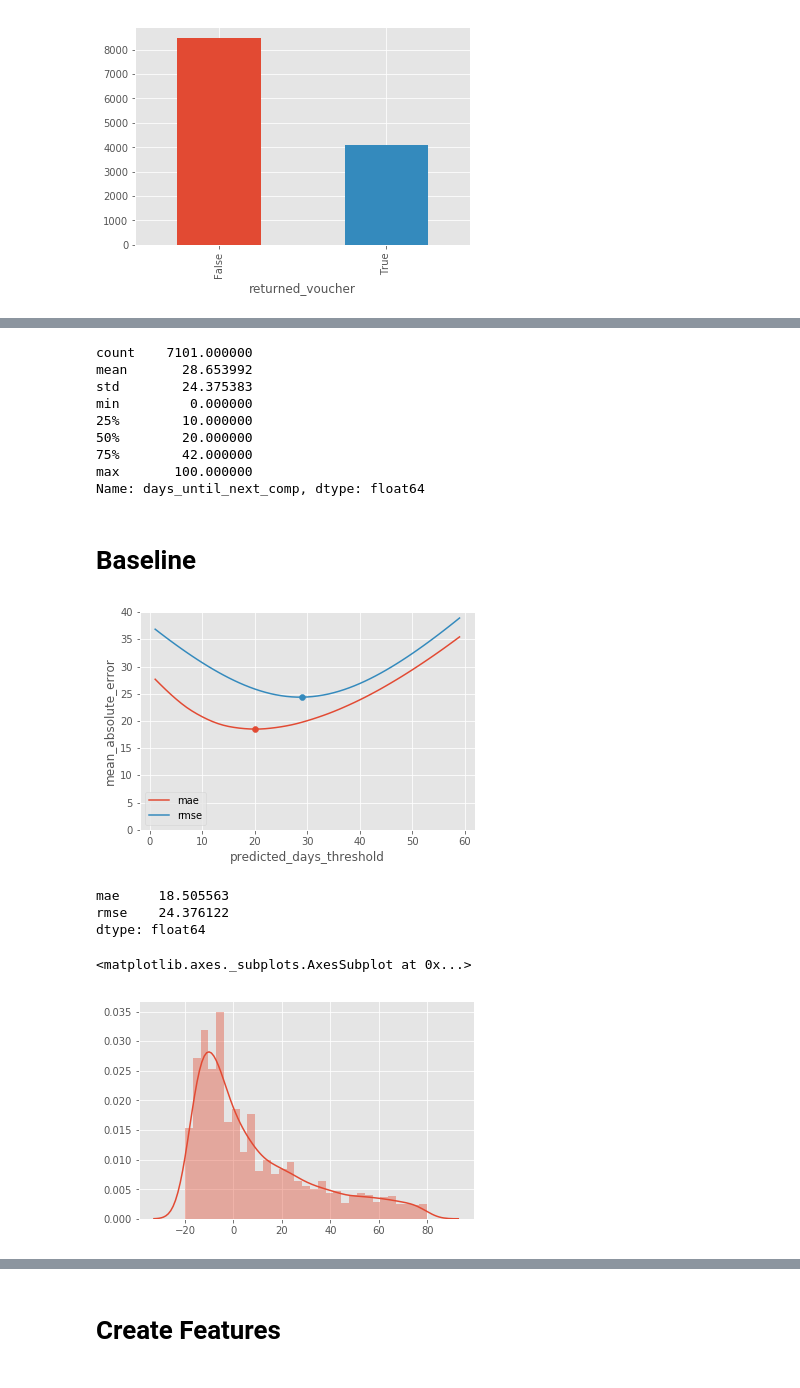
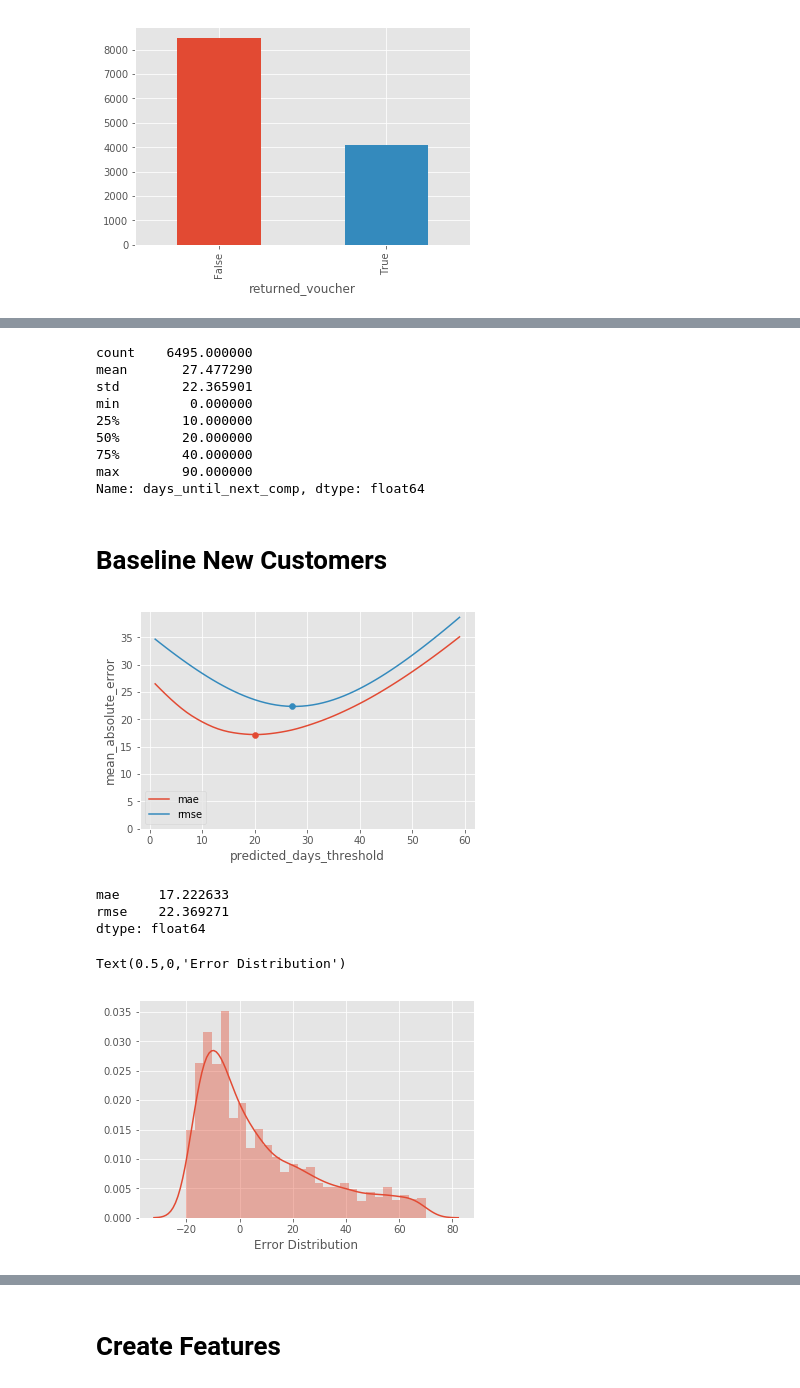
Before and after one commit to zipjet/bi-churn-analysis, a Jupyter notebook: python/churn_analysis_timing.ipynb, the cells around one changed output, grey strips where cells are left out. Drawn from its saved outputs; the diff is of its cells as text; code cells hidden in the pictures.

```diff
--- a/python/churn_analysis_timing.ipynb
+++ b/python/churn_analysis_timing.ipynb
@@ -34,9 +34,14 @@ df_ord = df_ord.merge(df_cus[['customer_db_id', 'customer_id', 'completed_orders
                       on=['customer_db_id', 'customer_id'], how='inner')
 # %%
 df_items = pd.read_csv('../data/input/items.csv')
-df_items = df_items.groupby('order_id').agg({'quantity': 'sum', 'product_id': 'nunique'}).reset_index()
-df_items = df_items.rename(columns={'product_id': 'num_products'})
-df_ord = df_ord.merge(df_items, on=['order_id'], how='left')
+df_prods = df_items.groupby(['order_id']).agg({'quantity': 'sum', 'product_id': 'nunique'}).reset_index()
+df_prods = df_prods.rename(columns={'product_id': 'num_products'})
+df_ord = df_ord.merge(df_prods, on=['order_id'], how='left')
+# %%
+df_items = df_items.groupby(['order_id', 'product_group'])['quantity'].sum().reset_index()
+df_items = df_items.pivot_table(index='order_id', columns='product_group', values='quantity', fill_value=0)
+df_items.columns = ['prod_' + c for c in df_items.columns]
+df_ord = df_ord.merge(df_items, on=['order_id'], how='left')
 # %%
 df_braze = pd.read_csv('../data/braze_customers.csv')
 df_braze = df_braze[['customer_id', 'email_subscribe', 'push_subscribe']]
@@ -270,3 +276,4 @@ df_life0.groupby('returned_voucher')['customer_db_id'].nunique().plot(kind='bar'
 - limit to 90 days
 # %%
-df_life0_out = df_life0.loc[(df_life0.days_until_next_comp <= 100) & ~(df_life0.returned_voucher)]
+df_life0_out = df_life0.loc[(df_life0.days_until_next_comp <= 90) & ~(df_life0.returned_voucher) & ~(df_life0.corporate)]
+df_life1_out = df_life1.loc[(df_life1.days_until_next_comp <= 90) & ~(df_life1.corporate)]
@@ -278,17 +288,21 @@ sns.distplot(df_life0_out.days_until_next_comp, norm_hist=True, hist=True)
 # %%
 df_life0_out.days_until_next_comp.describe()
 # %% [output]
-count    7101.000000
-mean       28.653992
-std        24.375383
+count    6495.000000
+mean       27.477290
+std        22.365901
 min         0.000000
 25%        10.000000
 50%        20.000000
-75%        42.000000
-max       100.000000
+75%        40.000000
+max        90.000000
 Name: days_until_next_comp, dtype: float64
+# %%
+df_life0_out['customer_type'] = 0
+df_life1_out['customer_type'] = 1
+df_life_out = df_life0_out.append(df_life1_out)
 # %% [markdown]
-# Baseline
+# Baseline New Customers
 # %%
 def rmse(y_true, y_pred):
     return np.sqrt(metrics.mean_squared_error(y_true, y_pred))
@@ -310,15 +324,16 @@ plt.ylim(0)
 plt.legend()
 plt.show()
 # %% [output]
-[figure, old version]
+[figure, new version]
 # %%
 df_error.min()
 # %% [output]
-mae     18.505563
-rmse    24.376122
+mae     17.222633
+rmse    22.369271
 dtype: float64
 # %%
 sns.distplot((df_life0_out.order_day + df_life0_out.days_until_next_comp) - (df_life0_out.order_day + 20))
+plt.xlabel('Error Distribution')
 # %% [output]
-<matplotlib.axes._subplots.AxesSubplot at 0x...>
+Text(0.5,0,'Error Distribution')
-[figure, old version]
+[figure, new version]
```
Also changed, not shown: parts of 71 cells of this notebook.
